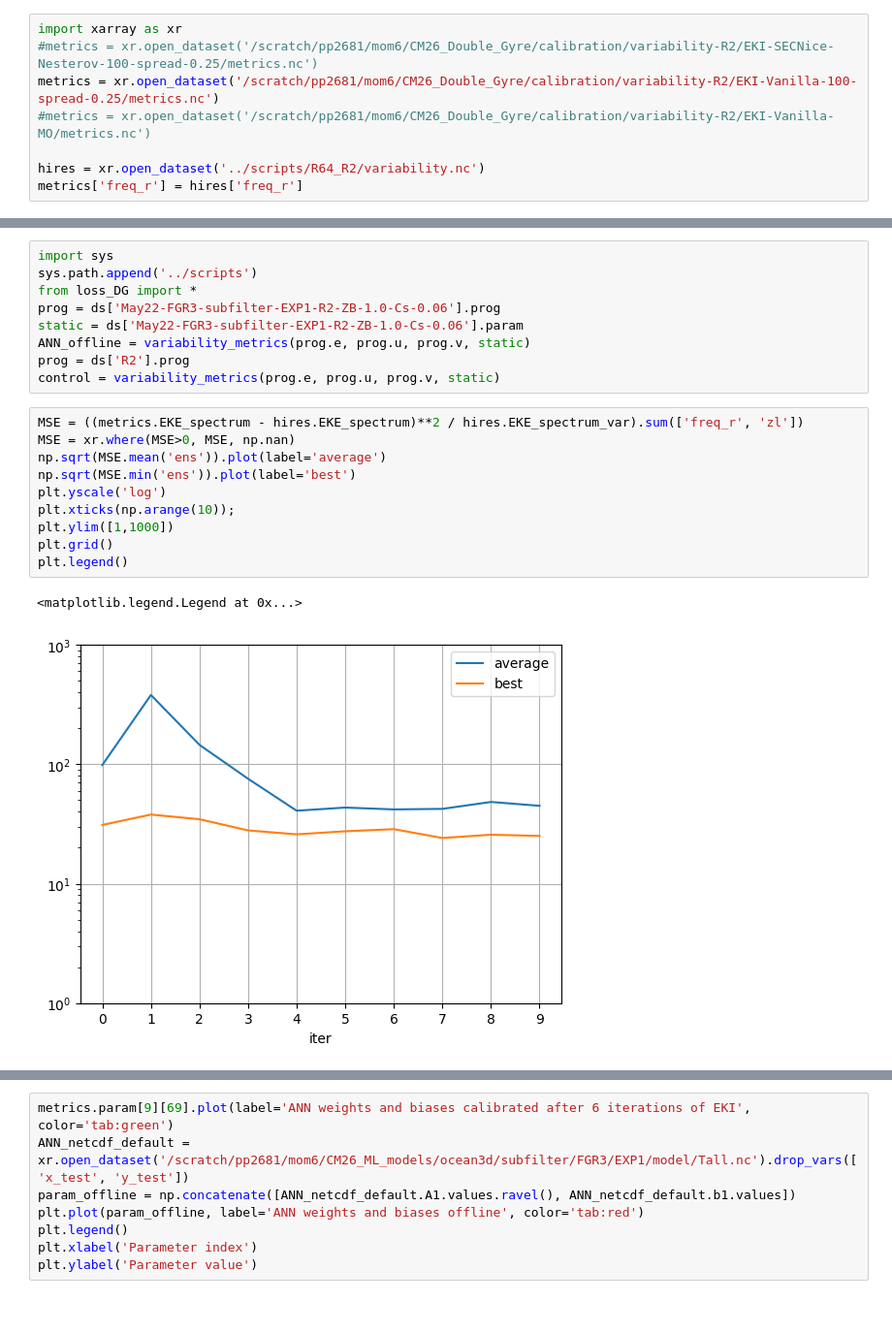
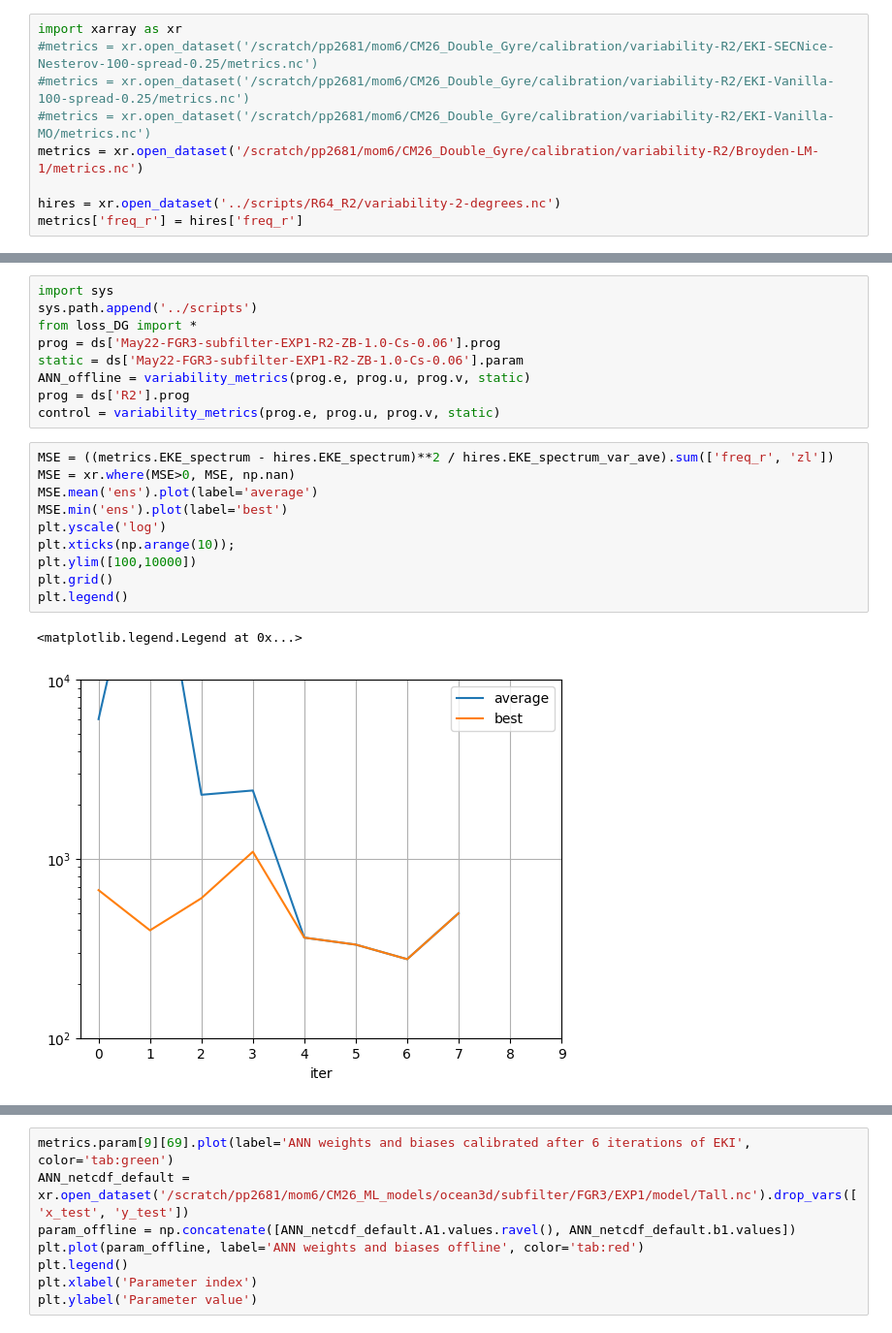
Before and after one commit to m2lines/calibration-MOM6, a Jupyter notebook: notebooks/calibrate-Double-Gyre.ipynb, the cells around one changed output, grey strips where cells are left out. Shown at 97% size. Cells and saved outputs as stored; diff of their text form.

Commit message:
Broyden method

```diff
--- a/notebooks/calibrate-Double-Gyre.ipynb
+++ b/notebooks/calibrate-Double-Gyre.ipynb
@@ -792,10 +821,11 @@ plt.plot(RMSE_grid.Cs, RMSE_stupid.reshape(31,4)[10,:])
 # %%
 import xarray as xr
 #metrics = xr.open_dataset('/scratch/pp2681/mom6/CM26_Double_Gyre/calibration/variability-R2/EKI-SECNice-Nesterov-100-spread-0.25/metrics.nc')
-metrics = xr.open_dataset('/scratch/pp2681/mom6/CM26_Double_Gyre/calibration/variability-R2/EKI-Vanilla-100-spread-0.25/metrics.nc')
+#metrics = xr.open_dataset('/scratch/pp2681/mom6/CM26_Double_Gyre/calibration/variability-R2/EKI-Vanilla-100-spread-0.25/metrics.nc')
 #metrics = xr.open_dataset('/scratch/pp2681/mom6/CM26_Double_Gyre/calibration/variability-R2/EKI-Vanilla-MO/metrics.nc')
+metrics = xr.open_dataset('/scratch/pp2681/mom6/CM26_Double_Gyre/calibration/variability-R2/Broyden-LM-1/metrics.nc')
 
-hires = xr.open_dataset('../scripts/R64_R2/variability.nc')
+hires = xr.open_dataset('../scripts/R64_R2/variability-2-degrees.nc')
 metrics['freq_r'] = hires['freq_r']
 # %%
 ds = CollectionOfExperiments.init_folder('/scratch/pp2681/mom6/Feb2022/bare', additional_subfolder='output')
@@ -817,16 +847,16 @@ ANN_offline = variability_metrics(prog.e, prog.u, prog.v, static)
 prog = ds['R2'].prog
 control = variability_metrics(prog.e, prog.u, prog.v, static)
 # %%
-MSE = ((metrics.EKE_spectrum - hires.EKE_spectrum)**2 / hires.EKE_spectrum_var).sum(['freq_r', 'zl'])
+MSE = ((metrics.EKE_spectrum - hires.EKE_spectrum)**2 / hires.EKE_spectrum_var_ave).sum(['freq_r', 'zl'])
 MSE = xr.where(MSE>0, MSE, np.nan)
-np.sqrt(MSE.mean('ens')).plot(label='average')
-np.sqrt(MSE.min('ens')).plot(label='best')
+MSE.mean('ens').plot(label='average')
+MSE.min('ens').plot(label='best')
 plt.yscale('log')
 plt.xticks(np.arange(10));
-plt.ylim([1,1000])
+plt.ylim([100,10000])
 plt.grid()
 plt.legend()
 # %% [output]
 <matplotlib.legend.Legend at 0x...>
-[figure, old version]
+[figure, new version]
 # %%
```
Also changed, not shown: parts of 35 cells of this notebook, 2 other files.
